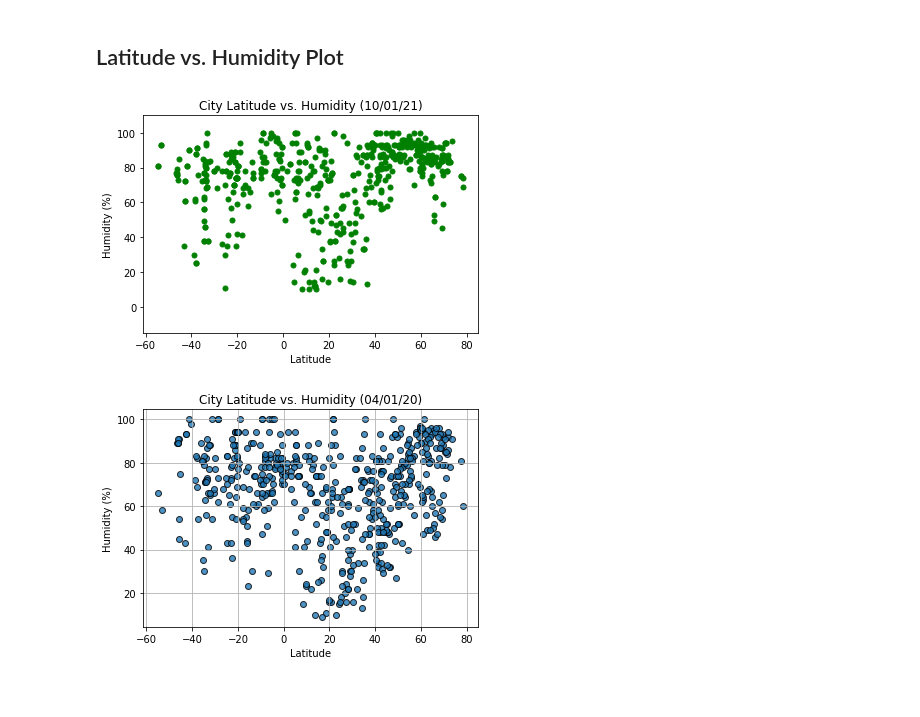
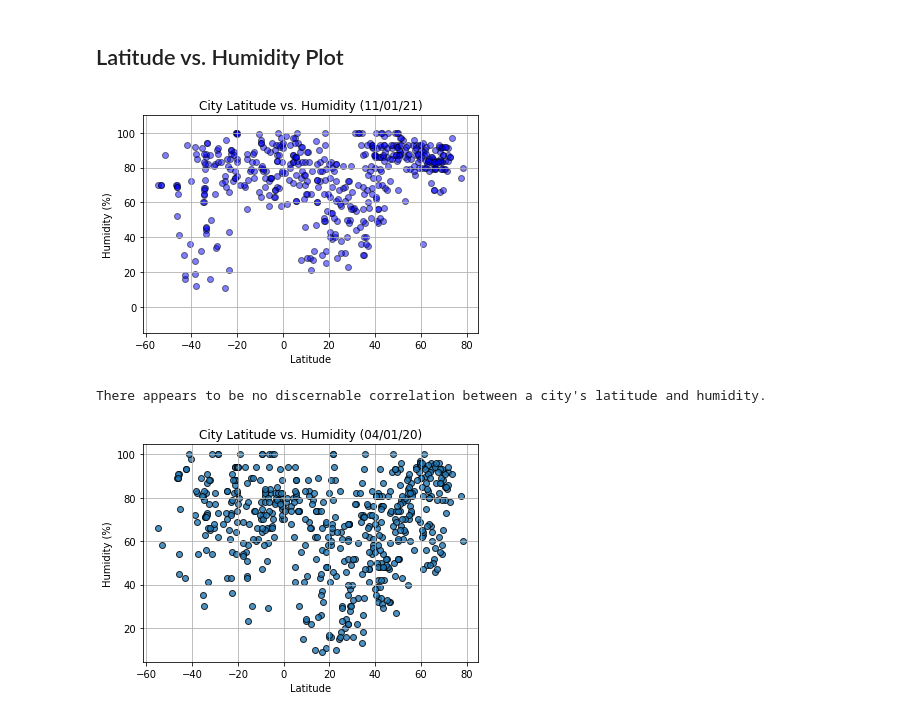
Before and after one commit to welanc/python-api-challenge, a Jupyter notebook: WeatherPy/WeatherPy.ipynb, the cells around one changed output. Cells and saved outputs as stored; diff of their text form; code cells hidden in the pictures.

```diff
--- a/WeatherPy/WeatherPy.ipynb
+++ b/WeatherPy/WeatherPy.ipynb
@@ -282,8 +287,9 @@ Name: Lat, Length: 360, dtype: float64
 # %% [markdown]
 ## Latitude vs. Temperature Plot
 # %%
+# define function to run all scatter plots comparing latitude to various criteria
 def scatter_plot(x_axis, y_axis, x_lab, y_lab, x_lim_0, x_lim_1, y_lim_0, y_lim_1, chart_title):
-    plt.plot(x_axis, y_axis, "go", markersize=5)
+    plt.scatter(x_axis, y_axis, marker="o", facecolors="blue", edgecolors="black", alpha=0.5)
     plt.xlabel(x_lab)
     plt.ylabel(y_lab)
     plt.xlim(x_lim_0, x_lim_1)
@@ -292,6 +298,7 @@ def scatter_plot(x_axis, y_axis, x_lab, y_lab, x_lim_0, x_lim_1, y_lim_0, y_lim_
 
     return x_axis, y_axis, x_lab, y_lab, x_lim_0, x_lim_1, y_lim_0, y_lim_1, chart_title
 
+# DataFrame series set as variables used for above function
 lat_plot = clean_df.Lat
 temp_plot = clean_df["Max Temp"]
 humid_plot = clean_df.Humidity
@@ -310,11 +326,20 @@ plt.show()
 # %% [markdown]
 ## Latitude vs. Humidity Plot
 # %%
-scatter_plot(lat_plot, humid_plot, "Latitude", "Humidity (%)", -61, 85, -15, 110, "City Latitude vs. Humidity (10/01/21)")
+# plot a scatter plot comparing City Latitude to Humidity
+scatter_plot(lat_plot, humid_plot, "Latitude", "Humidity (%)", -61, 85, -15, 110, "City Latitude vs. Humidity (11/01/21)")
 plt.grid()
+
+# export .png
+plt.savefig("../output_data/Fig2.png")
+
 plt.show()
+
+# print analysis
+print(f"There appears to be no discernable correlation between a city's latitude and humidity.")
 # %% [output]
-[figure, old version]
+[figure, new version]
+There appears to be no discernable correlation between a city's latitude and humidity.
 # %%
 # original output for reference
 # %% [output]
```
Also changed, not shown: parts of 29 cells of this notebook, 15 other files.
